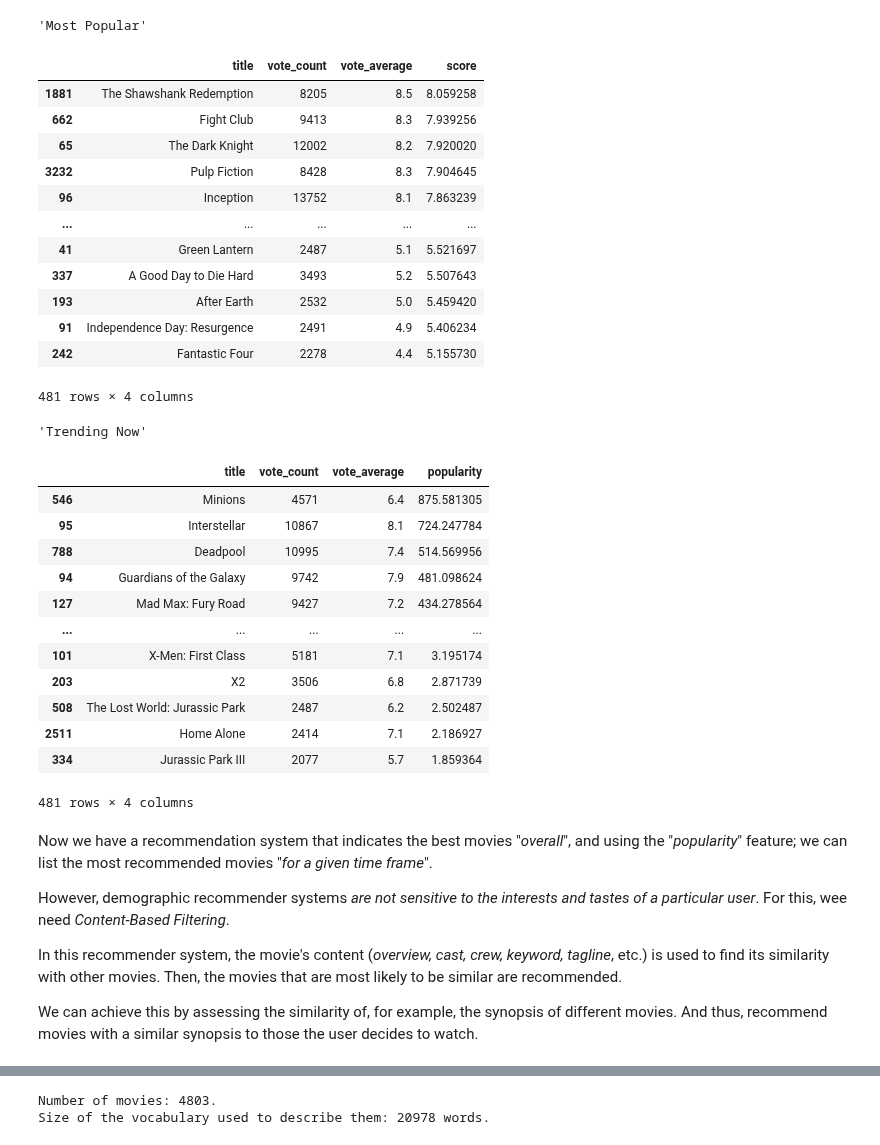
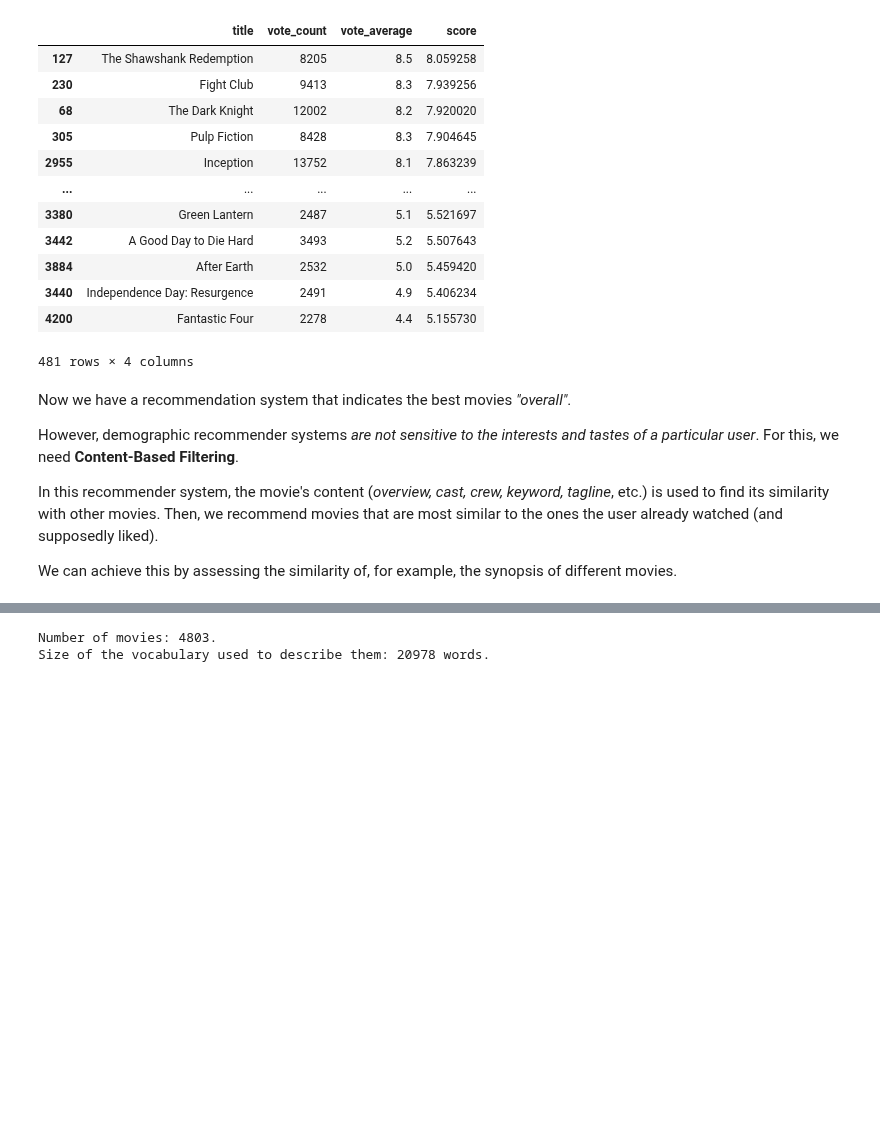
Before and after one commit to Nkluge-correa/TeenyTinyCastle, a Jupyter notebook: ML Intro Course/13_recommender_systems.ipynb, the cells around one changed output, grey strips where cells are left out. Cells and saved outputs as stored; diff of their text form; code cells hidden in the pictures; blank space fills up the shorter version.

```diff
--- a/ML Intro Course/13_recommender_systems.ipynb
+++ b/ML Intro Course/13_recommender_systems.ipynb
@@ -23,11 +28,0 @@ For this notebook, we are using a couple of datasets located in the `data` folde
-# %%
-import pandas as pd
-
-movies = pd.read_csv('data/tmdb_5000_movies.csv')
-movie_credits = pd.read_csv('data/tmdb_5000_credits.csv')
-
-movie_credits.columns = ['id','tittle','cast','crew']
-
-data= movies.merge(movie_credits, on='id').drop('tittle', axis = 1)
-
-display(data.head(2))
@@ -58,85 +73,66 @@ where:
 # %%
-C = data['vote_average'].mean()
 
-# For a movie to feature in the charts,
-# it must have more votes than at least
-# 90% of the movies in the list
+# Average vote acros all movies in the dataset
+C = movie_dataset['vote_average'].mean()
 
-M = data['vote_count'].quantile(0.9)
+# For a movie to feature in the charts, it must have more votes than at least 90% of the movies in the list
+M = movie_dataset['vote_count'].quantile(0.9)
 
-recommender_list = data.copy().loc[data['vote_count'] >= M]
+recommender_list = movie_dataset.copy().loc[movie_dataset['vote_count'] >= M]
 
 def IMDB_weighted_rating(x, M=M, C=C):
     """
     Calculates the weighted rating for a movie based on its
     average rating (R), the number of votes it received (v),
     and two external variables M and C. The formula used is
     based on the IMDB formula.
 
     Parameters:
     -----------
         x : pandas.DataFrame
             The DataFrame containing the movie information, including
             'vote_count' and 'vote_average' columns.
         M : int or float
             The minimum number of votes required to be listed in
             the top rated movies.
         C : int or float
             The mean vote across the whole dataset.
 
     Returns:
     --------
         float : The weighted rating for the movie.
     """
     v = x['vote_count']
     R = x['vote_average']
 
     # Calculation based on the IMDB formula
     return (v/(v+M) * R) + (M/(M+v) * C)
 
+# Apply the IMDB_weighted_rating function in the recommender_list dataframe
 recommender_list['score'] = recommender_list.apply(IMDB_weighted_rating, axis=1)
-recommender_list = recommender_list.sort_values('score', ascending=False)
 
-display('Most Popular',recommender_list[['title', 'vote_count', 'vote_average', 'score']])
-
-recommender_list_trending = recommender_list.sort_values('popularity', ascending=False)
-
-display('Trending Now',recommender_list_trending[['title', 'vote_count', 'vote_average', 'popularity']])
+# Display movies sorted by score
+display(recommender_list[['title', 'vote_count', 'vote_average', 'score']].sort_values('score', ascending=False))
 # %% [output]
+|  | title | vote_count | vote_average | score |
+| 127 | The Shawshank Redemption | 8205 | 8.5 | 8.059258 |
+| 230 | Fight Club | 9413 | 8.3 | 7.939256 |
+| 68 | The Dark Knight | 12002 | 8.2 | 7.920020 |
+| 305 | Pulp Fiction | 8428 | 8.3 | 7.904645 |
+| 2955 | Inception | 13752 | 8.1 | 7.863239 |
+| ... | ... | ... | ... | ... |
+| 3380 | Green Lantern | 2487 | 5.1 | 5.521697 |
+| 3442 | A Good Day to Die Hard | 3493 | 5.2 | 5.507643 |
+| 3884 | After Earth | 2532 | 5.0 | 5.459420 |
+| 3440 | Independence Day: Resurgence | 2491 | 4.9 | 5.406234 |
+| 4200 | Fantastic Four | 2278 | 4.4 | 5.155730 |
-'Most Popular'
+481 rows × 4 columns
-|  | title | vote_count | vote_average | score |
-| 1881 | The Shawshank Redemption | 8205 | 8.5 | 8.059258 |
-| 662 | Fight Club | 9413 | 8.3 | 7.939256 |
-| 65 | The Dark Knight | 12002 | 8.2 | 7.920020 |
-| 3232 | Pulp Fiction | 8428 | 8.3 | 7.904645 |
-| 96 | Inception | 13752 | 8.1 | 7.863239 |
-| ... | ... | ... | ... | ... |
-| 41 | Green Lantern | 2487 | 5.1 | 5.521697 |
-| 337 | A Good Day to Die Hard | 3493 | 5.2 | 5.507643 |
-| 193 | After Earth | 2532 | 5.0 | 5.459420 |
-| 91 | Independence Day: Resurgence | 2491 | 4.9 | 5.406234 |
-| 242 | Fantastic Four | 2278 | 4.4 | 5.155730 |
-481 rows × 4 columns
-'Trending Now'
-|  | title | vote_count | vote_average | popularity |
-| 546 | Minions | 4571 | 6.4 | 875.581305 |
-| 95 | Interstellar | 10867 | 8.1 | 724.247784 |
-| 788 | Deadpool | 10995 | 7.4 | 514.569956 |
-| 94 | Guardians of the Galaxy | 9742 | 7.9 | 481.098624 |
-| 127 | Mad Max: Fury Road | 9427 | 7.2 | 434.278564 |
-| ... | ... | ... | ... | ... |
-| 101 | X-Men: First Class | 5181 | 7.1 | 3.195174 |
-| 203 | X2 | 3506 | 6.8 | 2.871739 |
-| 508 | The Lost World: Jurassic Park | 2487 | 6.2 | 2.502487 |
-| 2511 | Home Alone | 2414 | 7.1 | 2.186927 |
-| 334 | Jurassic Park III | 2077 | 5.7 | 1.859364 |
-481 rows × 4 columns
 # %% [markdown]
-Now we have a recommendation system that indicates the best movies "_overall_", and using the "_popularity_" feature; we can list the most recommended movies "_for a given time frame_".
+Now we have a recommendation system that indicates the best movies _"overall"_.
 
-However, demographic recommender systems _are not sensitive to the interests and tastes of a particular user_. For this, wee need _Content-Based Filtering_.
+However, demographic recommender systems _are not sensitive to the interests and tastes of a particular user_. For this, we need **Content-Based Filtering**.
 
-In this recommender system, the movie's content (_overview, cast, crew, keyword, tagline_, etc.) is used to find its similarity with other movies. Then, the movies that are most likely to be similar are recommended.
+In this recommender system, the movie's content (_overview, cast, crew, keyword, tagline_, etc.) is used to find its similarity with other movies. Then, we recommend movies that are most similar to the ones the user already watched (and supposedly liked).
 
-We can achieve this by assessing the similarity of, for example, the synopsis of different movies. And thus, recommend movies with a similar synopsis to those the user decides to watch.
+We can achieve this by assessing the similarity of, for example, the synopsis of different movies.
 # %%
```
Also changed, not shown: parts of 33 cells of this notebook.
